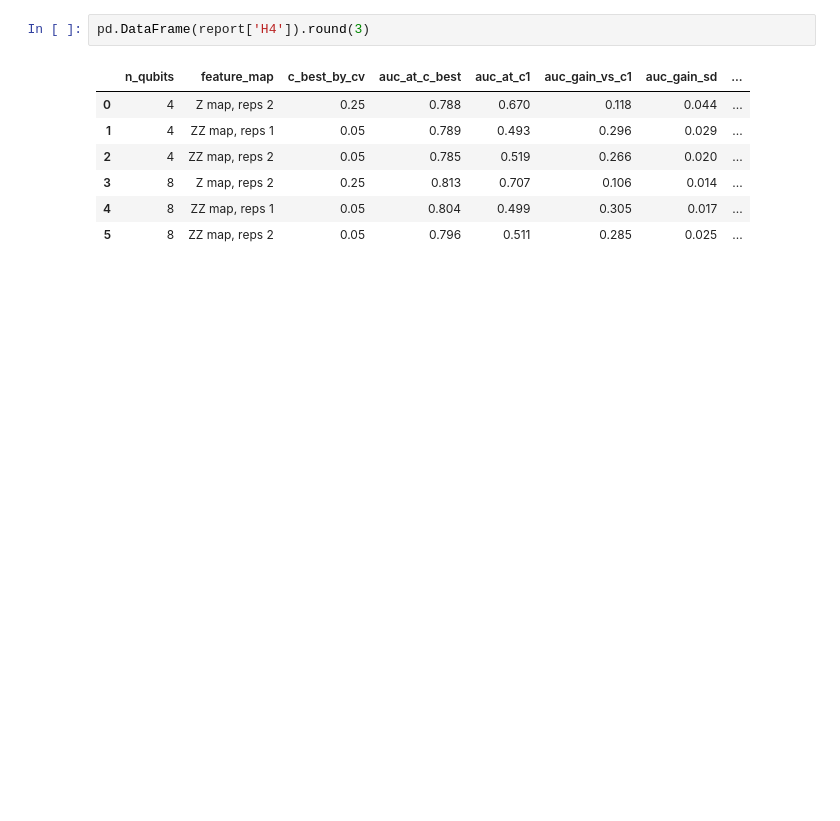
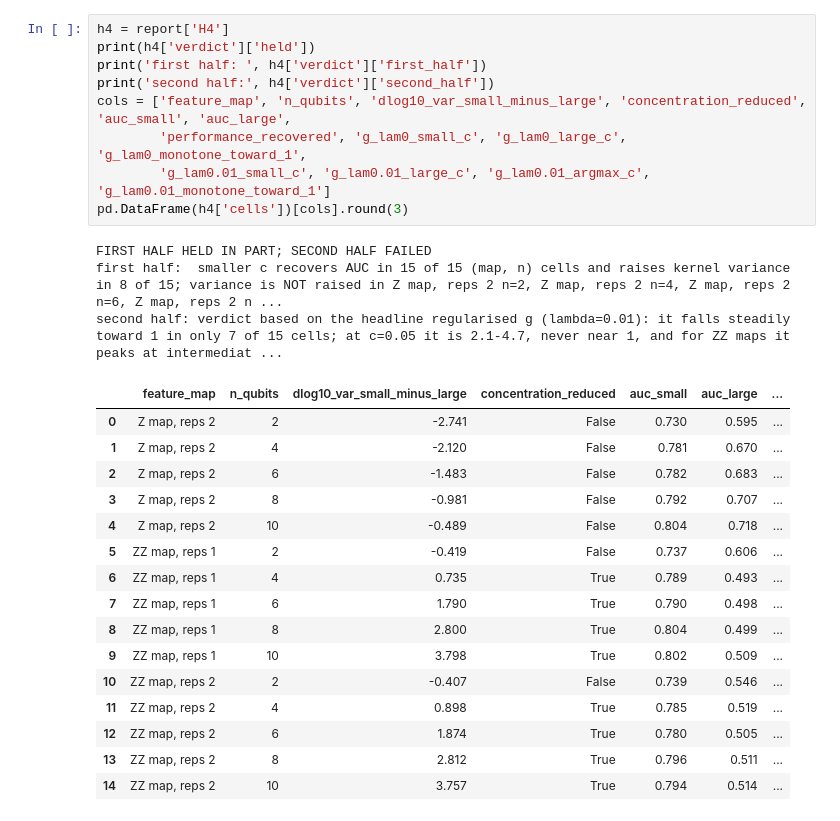
Before and after one commit to Devkeerthi-code/qkernel-hep, a Jupyter notebook: notebooks/02_analysis.ipynb, the cells around one changed output. Cells and saved outputs as stored; diff of their text form; blank space fills up the shorter version.

```diff
--- a/notebooks/02_analysis.ipynb
+++ b/notebooks/02_analysis.ipynb
@@ -171,15 +183,34 @@ off-diagonal variance alone does not identify failure: nearly constant kernels (
 
 ![Fig. 4](../results/figures/fig4_vs_bandwidth.png)
-# %%
-pd.DataFrame(report['H4']).round(3)
-# %% [output]
-|  | n_qubits | feature_map | c_best_by_cv | auc_at_c_best | auc_at_c1 | auc_gain_vs_c1 | auc_gain_sd | ... |
-| 0 | 4 | Z map, reps 2 | 0.25 | 0.788 | 0.670 | 0.118 | 0.044 | ... |
-| 1 | 4 | ZZ map, reps 1 | 0.05 | 0.789 | 0.493 | 0.296 | 0.029 | ... |
-| 2 | 4 | ZZ map, reps 2 | 0.05 | 0.785 | 0.519 | 0.266 | 0.020 | ... |
-| 3 | 8 | Z map, reps 2 | 0.25 | 0.813 | 0.707 | 0.106 | 0.014 | ... |
-| 4 | 8 | ZZ map, reps 1 | 0.05 | 0.804 | 0.499 | 0.305 | 0.017 | ... |
-| 5 | 8 | ZZ map, reps 2 | 0.05 | 0.796 | 0.511 | 0.285 | 0.025 | ... |
+# %%
+h4 = report['H4']
+print(h4['verdict']['held'])
+print('first half: ', h4['verdict']['first_half'])
+print('second half:', h4['verdict']['second_half'])
+cols = ['feature_map', 'n_qubits', 'dlog10_var_small_minus_large', 'concentration_reduced', 'auc_small', 'auc_large',
+        'performance_recovered', 'g_lam0_small_c', 'g_lam0_large_c', 'g_lam0_monotone_toward_1',
+        'g_lam0.01_small_c', 'g_lam0.01_large_c', 'g_lam0.01_argmax_c', 'g_lam0.01_monotone_toward_1']
+pd.DataFrame(h4['cells'])[cols].round(3)
+# %% [output]
+FIRST HALF HELD IN PART; SECOND HALF FAILED
+first half:  smaller c recovers AUC in 15 of 15 (map, n) cells and raises kernel variance in 8 of 15; variance is NOT raised in Z map, reps 2 n=2, Z map, reps 2 n=4, Z map, reps 2 n=6, Z map, reps 2 n ...
+second half: verdict based on the headline regularised g (lambda=0.01): it falls steadily toward 1 in only 7 of 15 cells; at c=0.05 it is 2.1-4.7, never near 1, and for ZZ maps it peaks at intermediat ...
+|  | feature_map | n_qubits | dlog10_var_small_minus_large | concentration_reduced | auc_small | auc_large | ... |
+| 0 | Z map, reps 2 | 2 | -2.741 | False | 0.730 | 0.595 | ... |
+| 1 | Z map, reps 2 | 4 | -2.120 | False | 0.781 | 0.670 | ... |
+| 2 | Z map, reps 2 | 6 | -1.483 | False | 0.782 | 0.683 | ... |
+| 3 | Z map, reps 2 | 8 | -0.981 | False | 0.792 | 0.707 | ... |
+| 4 | Z map, reps 2 | 10 | -0.489 | False | 0.804 | 0.718 | ... |
+| 5 | ZZ map, reps 1 | 2 | -0.419 | False | 0.737 | 0.606 | ... |
+| 6 | ZZ map, reps 1 | 4 | 0.735 | True | 0.789 | 0.493 | ... |
+| 7 | ZZ map, reps 1 | 6 | 1.790 | True | 0.790 | 0.498 | ... |
+| 8 | ZZ map, reps 1 | 8 | 2.800 | True | 0.804 | 0.499 | ... |
+| 9 | ZZ map, reps 1 | 10 | 3.798 | True | 0.802 | 0.509 | ... |
+| 10 | ZZ map, reps 2 | 2 | -0.407 | False | 0.739 | 0.546 | ... |
+| 11 | ZZ map, reps 2 | 4 | 0.898 | True | 0.785 | 0.519 | ... |
+| 12 | ZZ map, reps 2 | 6 | 1.874 | True | 0.780 | 0.505 | ... |
+| 13 | ZZ map, reps 2 | 8 | 2.812 | True | 0.796 | 0.511 | ... |
+| 14 | ZZ map, reps 2 | 10 | 3.757 | True | 0.794 | 0.514 | ... |
 # %% [markdown]
 ## Noise and hardware
 
```
Also changed, not shown: parts of 17 cells of this notebook, 19 other files.
